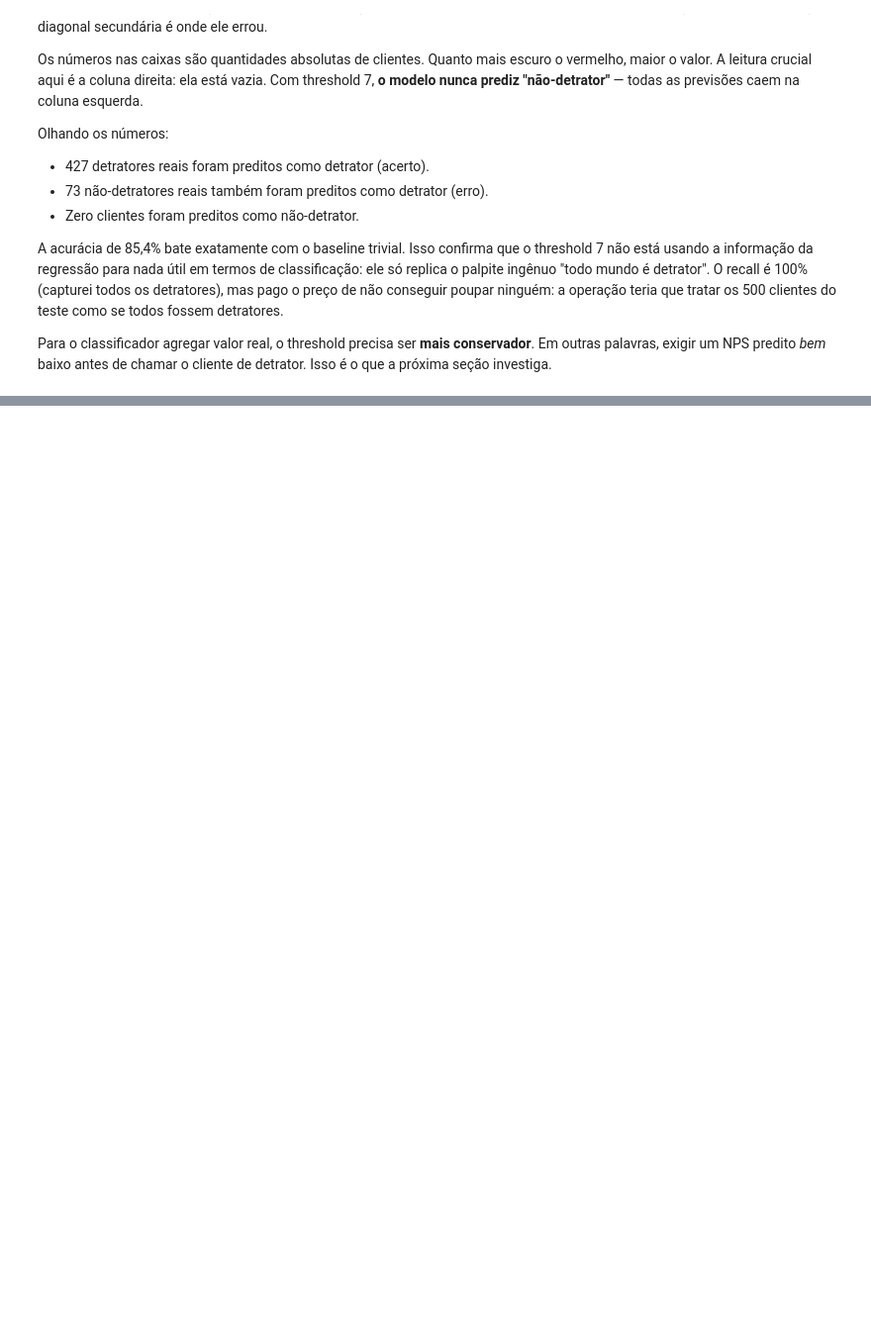
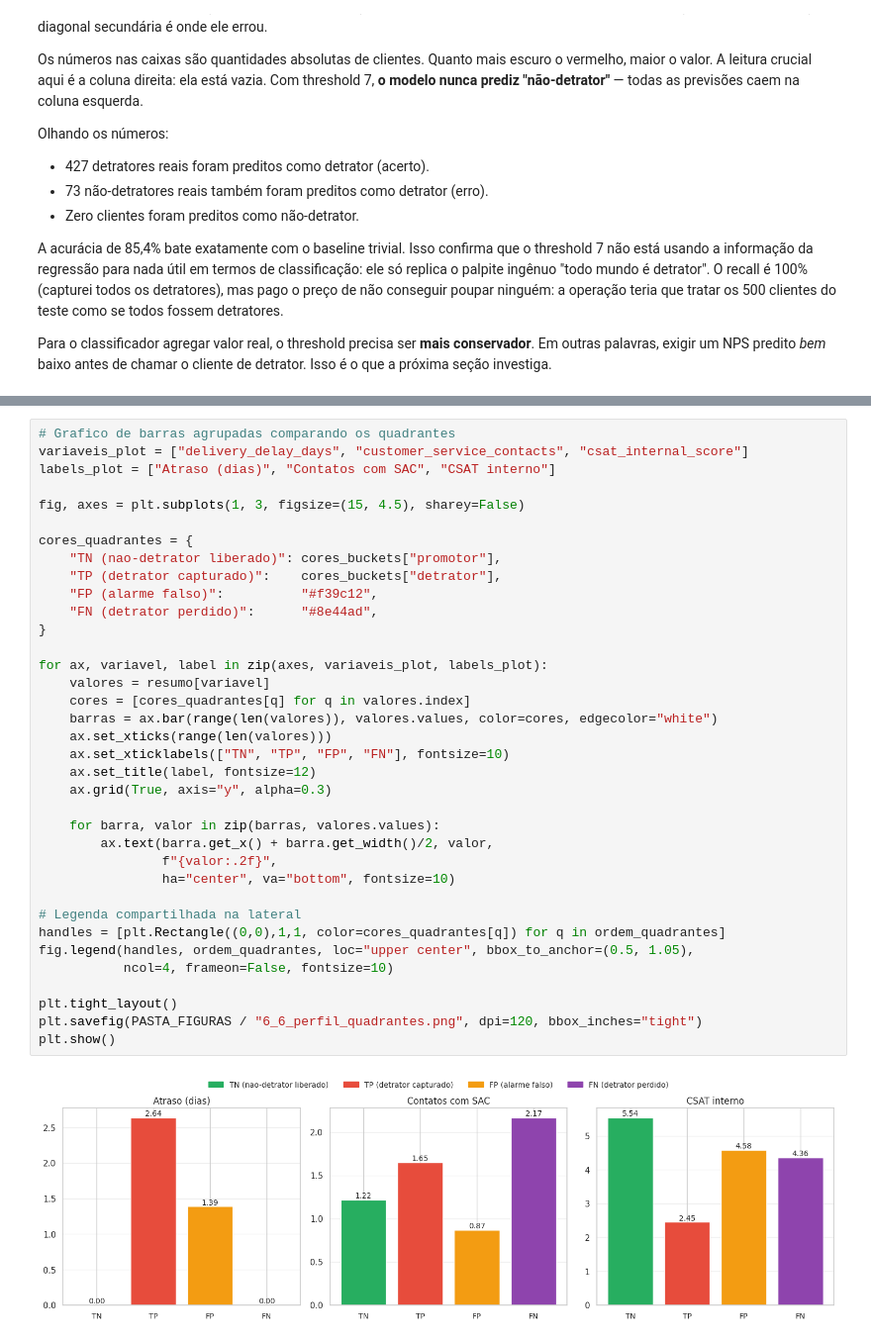
Before and after one commit to guillecosme/fiap-ai-scientist-tech-challange-fase-01, a Jupyter notebook: notebooks/06_modelagem_classificacao.ipynb, the cells around one changed output, grey strips where cells are left out. Shown at 99% size. Cells and saved outputs as stored; diff of their text form; blank space fills up the shorter version.

Commit message:
notebook 06: analise dos quadrantes e fechamento da fase

```diff
--- a/notebooks/06_modelagem_classificacao.ipynb
+++ b/notebooks/06_modelagem_classificacao.ipynb
@@ -243,0 +433,38 @@ Para o classificador agregar valor real, o threshold precisa ser **mais conserva
+# %%
+# Grafico de barras agrupadas comparando os quadrantes
+variaveis_plot = ["delivery_delay_days", "customer_service_contacts", "csat_internal_score"]
+labels_plot = ["Atraso (dias)", "Contatos com SAC", "CSAT interno"]
+
+fig, axes = plt.subplots(1, 3, figsize=(15, 4.5), sharey=False)
+
+cores_quadrantes = {
+    "TN (nao-detrator liberado)": cores_buckets["promotor"],
+    "TP (detrator capturado)":    cores_buckets["detrator"],
+    "FP (alarme falso)":          "#f39c12",
+    "FN (detrator perdido)":      "#8e44ad",
+}
+
+for ax, variavel, label in zip(axes, variaveis_plot, labels_plot):
+    valores = resumo[variavel]
+    cores = [cores_quadrantes[q] for q in valores.index]
+    barras = ax.bar(range(len(valores)), valores.values, color=cores, edgecolor="white")
+    ax.set_xticks(range(len(valores)))
+    ax.set_xticklabels(["TN", "TP", "FP", "FN"], fontsize=10)
+    ax.set_title(label, fontsize=12)
+    ax.grid(True, axis="y", alpha=0.3)
+
+    for barra, valor in zip(barras, valores.values):
+        ax.text(barra.get_x() + barra.get_width()/2, valor,
+                f"{valor:.2f}",
+                ha="center", va="bottom", fontsize=10)
+
+# Legenda compartilhada na lateral
+handles = [plt.Rectangle((0,0),1,1, color=cores_quadrantes[q]) for q in ordem_quadrantes]
+fig.legend(handles, ordem_quadrantes, loc="upper center", bbox_to_anchor=(0.5, 1.05),
+           ncol=4, frameon=False, fontsize=10)
+
+plt.tight_layout()
+plt.savefig(PASTA_FIGURAS / "6_6_perfil_quadrantes.png", dpi=120, bbox_inches="tight")
+plt.show()
+# %% [output]
+[figure, added]
```
Also changed, not shown: parts of 11 cells of this notebook, 2 other files.
